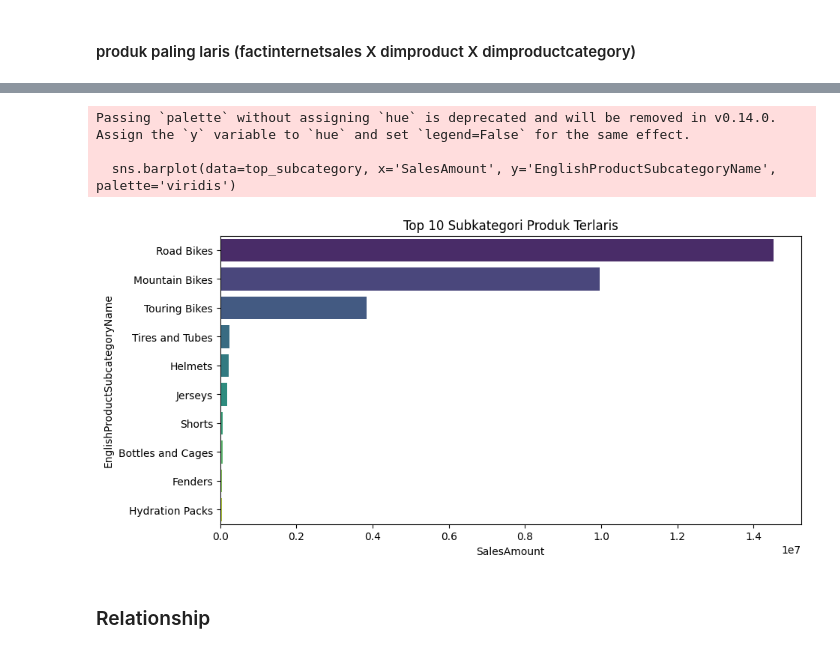
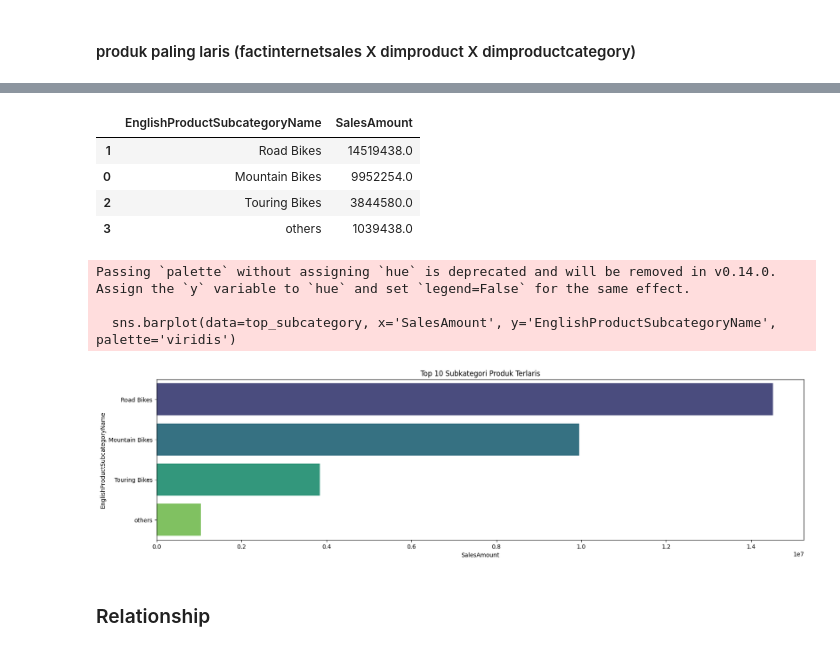
Before and after one commit to Rizukaf-id/UAS-VISUALISASI-DATA, a Jupyter notebook: notebook.ipynb, the cells around one changed output, grey strips where cells are left out. Saved outputs shown, nothing was run; the diff lists cells and outputs as text; code cells hidden in the pictures.

```diff
--- a/notebook.ipynb
+++ b/notebook.ipynb
@@ -187,7 +187,7 @@ top_product = fact_internet_sales.merge(dimention_product_df, left_on='ProductKe
 top_subcategory = top_product.merge(dimention_product_subcategory_df, left_on='ProductSubcategoryKey', right_on='ProductSubcategoryKey')
 # %%
 top_subcategory = top_subcategory.groupby('EnglishProductSubcategoryName').agg({'SalesAmount': 'sum'}).reset_index()
-top_subcategory = top_subcategory.sort_values('SalesAmount', ascending=False).head(10)
+top_subcategory = top_subcategory.sort_values('SalesAmount', ascending=False)
 top_subcategory
 # %% [output]
 |  | EnglishProductSubcategoryName | SalesAmount |
@@ -204,13 +211,26 @@ top_subcategory
+# %%
+# mengelompokkan data dibawah 300000 ke dalam kategori 'others'
+
+top_subcategory['EnglishProductSubcategoryName'] = np.where(top_subcategory['SalesAmount'] < 300000, 'others', top_subcategory['EnglishProductSubcategoryName'])
+top_subcategory = top_subcategory.groupby('EnglishProductSubcategoryName').agg({'SalesAmount': 'sum'}).reset_index()
+top_subcategory = top_subcategory.sort_values('SalesAmount', ascending=False).head(10)
+top_subcategory
+# %% [output]
+|  | EnglishProductSubcategoryName | SalesAmount |
+| 1 | Road Bikes | 14519438.0 |
+| 0 | Mountain Bikes | 9952254.0 |
+| 2 | Touring Bikes | 3844580.0 |
+| 3 | others | 1039438.0 |
 # %%
-plt.figure(figsize=(10, 5))
+plt.figure(figsize=(20, 5))
 sns.barplot(data=top_subcategory, x='SalesAmount', y='EnglishProductSubcategoryName', palette='viridis')
 plt.title('Top 10 Subkategori Produk Terlaris')
 plt.show()
 # %% [output]
 Passing `palette` without assigning `hue` is deprecated and will be removed in v0.14.0. Assign the `y` variable to `hue` and set `legend=False` for the same effect.
 
   sns.barplot(data=top_subcategory, x='SalesAmount', y='EnglishProductSubcategoryName', palette='viridis')
-[figure, old version]
+[figure, new version]
 # %% [markdown]
 ### Relationship
 # %% [markdown]
```
Also changed, not shown: parts of 3 cells of this notebook, 4 other files.
